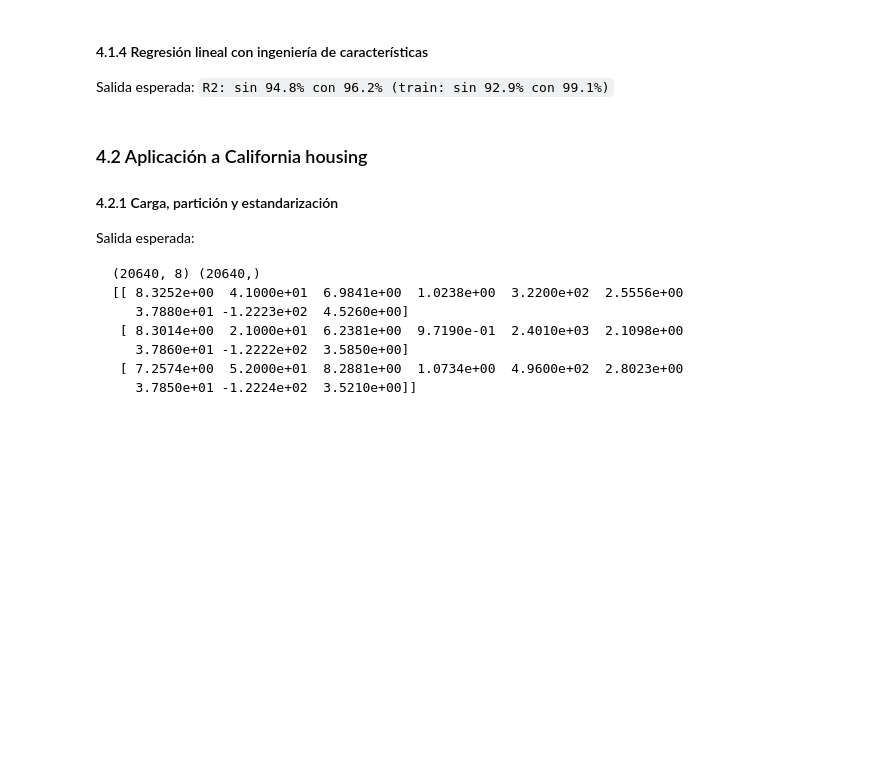
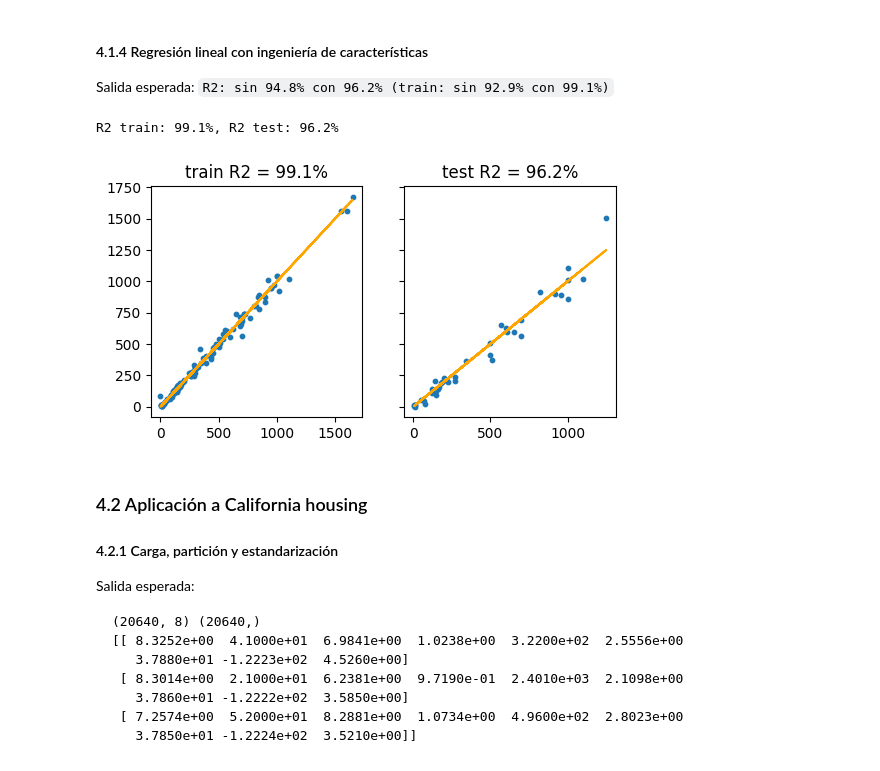
Before and after one commit to MadBread1/APA-practicas-upv, a Jupyter notebook: practica6/practica6.ipynb, the cells around one changed output. Drawn from its saved outputs; the diff is of its cells as text; code cells hidden in the pictures; blank space fills up the shorter version.

```diff
--- a/practica6/practica6.ipynb
+++ b/practica6/practica6.ipynb
@@ -291,7 +400,33 @@ Binarización de `Species`, partición en entrenamiento y test, y estandarizaci
 
 Salida esperada: `R2: sin 94.8% con 96.2% (train: sin 92.9% con 99.1%)`
 # %%
-# Tu código aquí
+poly = PolynomialFeatures(2)
+X_train_poly = poly.fit_transform(X_train)
+X_test_poly = poly.transform(X_test)
+linreg_poly = LinearRegression().fit(X_train_poly, y_train)
+y_train_pred = linreg_poly.predict(X_train_poly)
+y_test_pred = linreg_poly.predict(X_test_poly)
+r2_train = r2_score(y_train, y_train_pred)
+r2_test = r2_score(y_test, y_test_pred)
+
+print(f'R2 train: {r2_train:.1%}, R2 test: {r2_test:.1%}')
+
+fig, axs = plt.subplots(1, 2, figsize=(6, 3), sharey="all")
+ax = axs[0]
+ax.set_title(f"train R2 = {r2_train:.1%}")
+ax.scatter(y_train, y_train_pred, s=10)
+ax.plot(y_train, y_train, color="orange")
+
+
+ax = axs[1]
+ax.set_title(f"test R2 = {r2_test:.1%}")
+ax.scatter(y_test, y_test_pred, s=10)
+ax.plot(y_test, y_test, color="orange")
+
+plt.show()
+# %% [output]
+R2 train: 99.1%, R2 test: 96.2%
+[figure, added]
 # %% [markdown]
 ### 4.2 Aplicación a California housing
 
```
Also changed, not shown: parts of 14 cells of this notebook, 10 other files.
